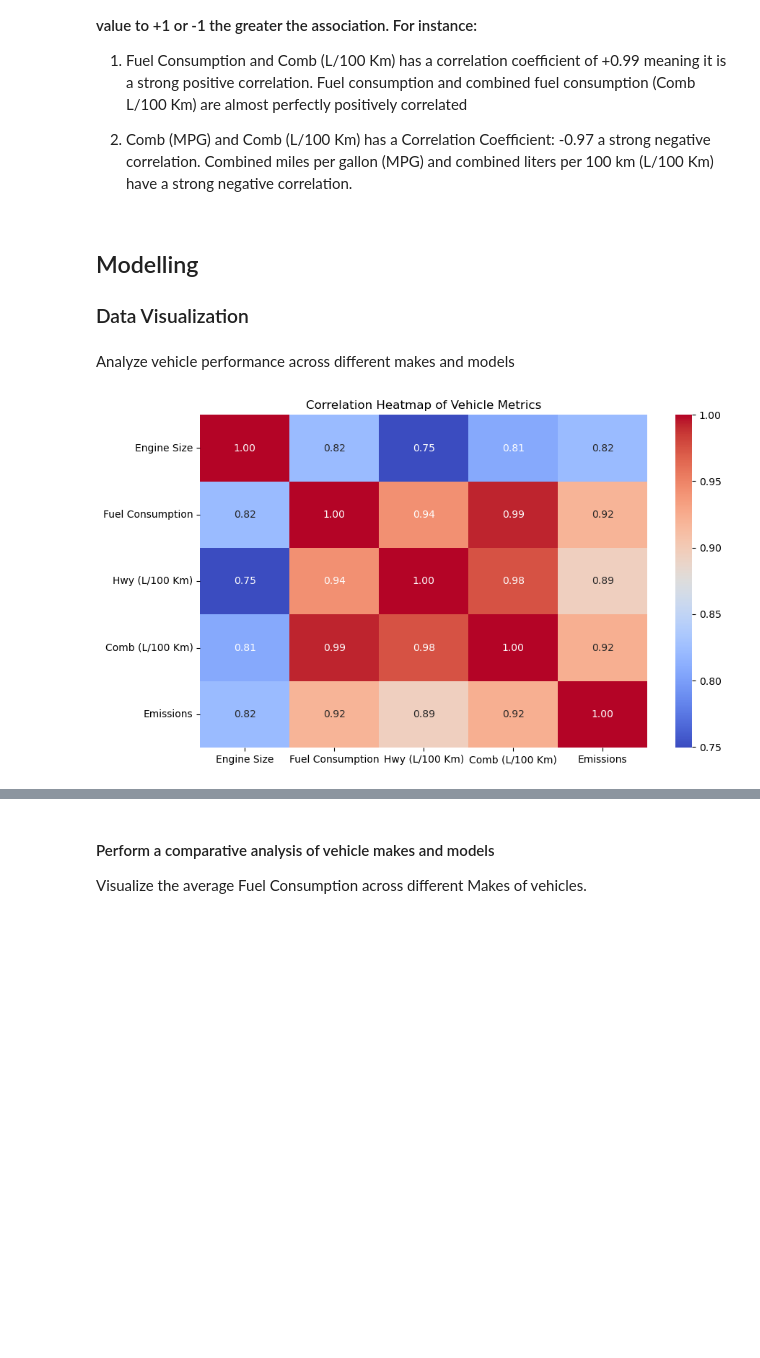
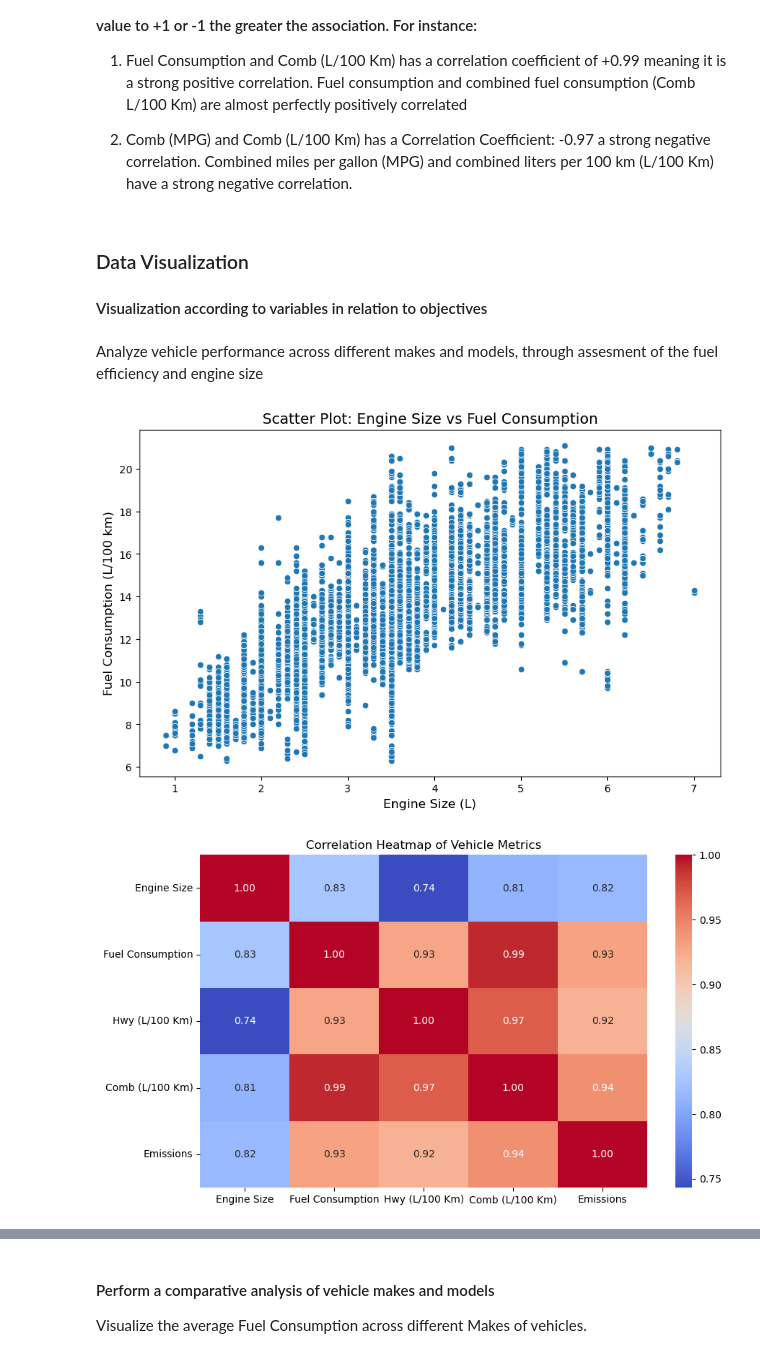
Before and after one commit to WambuiMunene/Phase2-Project_Group-4, a Jupyter notebook: Notebooks/Wanjiru.ipynb, the cells around one changed output, grey strips where cells are left out. Cells and saved outputs as stored; diff of their text form; code cells hidden in the pictures; blank space fills up the shorter version.

```diff
--- a/Notebooks/Wanjiru.ipynb
+++ b/Notebooks/Wanjiru.ipynb
@@ -338,18 +312,27 @@ sns.heatmap(correlation_matrix, annot=True, cmap='coolwarm')
 1. Fuel Consumption and Comb (L/100 Km) has a correlation coefficient of +0.99 meaning it is a strong positive correlation. Fuel consumption and combined fuel consumption (Comb L/100 Km) are almost perfectly positively correlated
 
 2. Comb (MPG) and Comb (L/100 Km) has a Correlation Coefficient: -0.97 a strong negative correlation. Combined miles per gallon (MPG) and combined liters per 100 km (L/100 Km) have a strong negative correlation.
-# %% [markdown]
-## Modelling
-
-### Data Visualization
+# %% [markdown]
+### Data Visualization
+
+#### Visualization according to variables in relation to objectives
 # %% [markdown]
-Analyze vehicle performance across different makes and models
+Analyze vehicle performance across different makes and models, through assesment of the fuel efficiency and engine size
 # %%
+# plot graph
 plt.figure(figsize=(10, 6))
-corr_matrix = df[['Engine Size', 'Fuel Consumption', 'Hwy (L/100 Km)', 'Comb (L/100 Km)', 'Emissions']].corr()
+sns.scatterplot(x='Engine Size', y='Fuel Consumption', data=df2)
+plt.title('Scatter Plot: Engine Size vs Fuel Consumption', fontsize=14)
+plt.xlabel('Engine Size (L)', fontsize=12)
+plt.ylabel('Fuel Consumption (L/100 km)', fontsize=12)
+
+# Show the p
+plt.figure(figsize=(10, 6))
+corr_matrix = df2[['Engine Size', 'Fuel Consumption', 'Hwy (L/100 Km)', 'Comb (L/100 Km)', 'Emissions']].corr()
 sns.heatmap(corr_matrix, annot=True, cmap='coolwarm', fmt='.2f')
 plt.title('Correlation Heatmap of Vehicle Metrics')
 plt.show()
 # %% [output]
-[figure, old version]
+[figure, new version]
+[figure, added]
 # %% [markdown]
```
Also changed, not shown: parts of 28 cells of this notebook.
